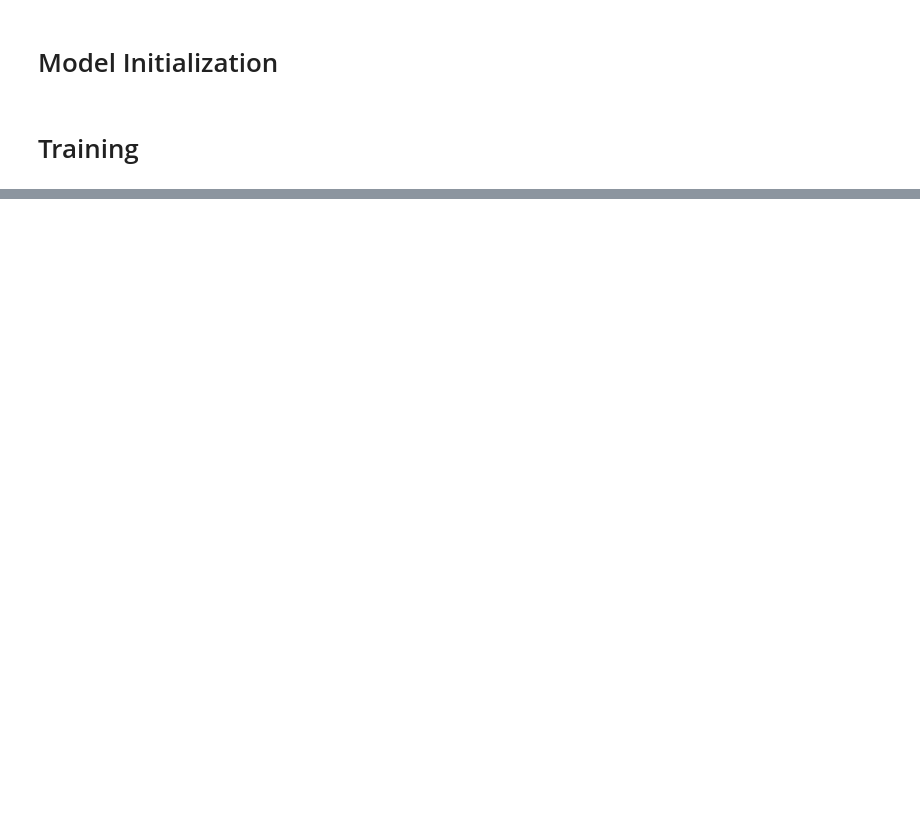
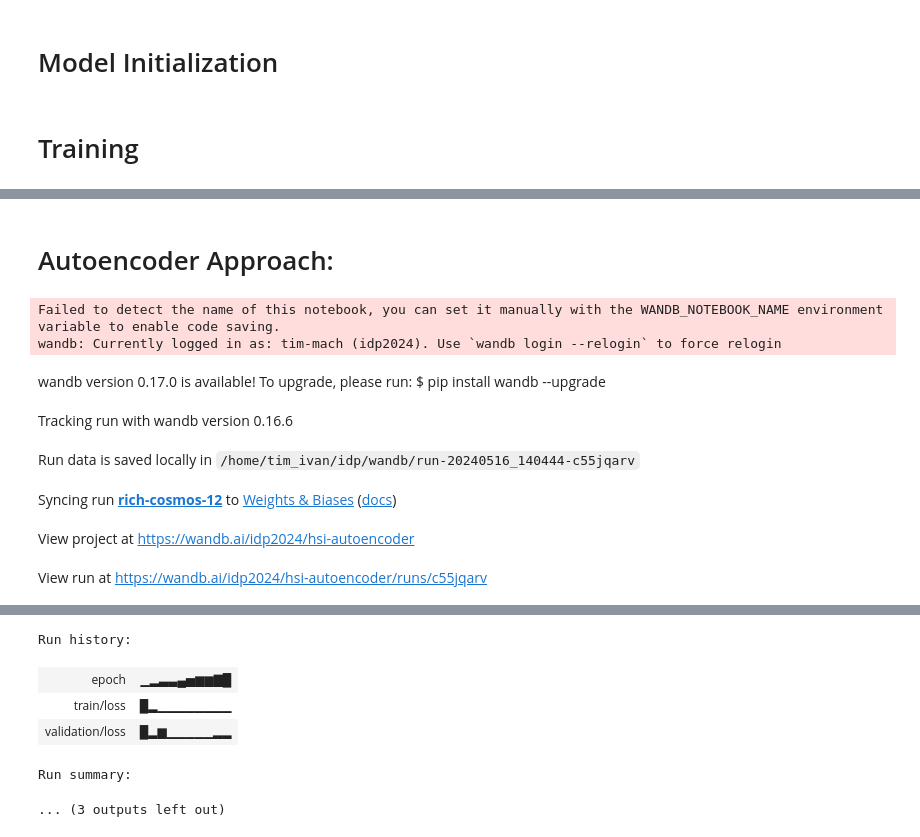
Before and after one commit to TimMachTUM/hsi-brain-segmentation, a Jupyter notebook: brain-segmentation.ipynb, the cells around one changed output, grey strips where cells are left out. Cells and saved outputs as stored; diff of their text form; code cells hidden in the pictures; blank space fills up the shorter version.

```diff
--- a/brain-segmentation.ipynb
+++ b/brain-segmentation.ipynb
@@ -107,0 +144,41 @@ show_overlay(model, trainset[0], device)
+# %% [markdown]
+# Autoencoder Approach:
+# %%
+from autoencoder import model_pipeline_autoencoder, Autoencoder
+import torch.nn as nn
+
+
+
+config = {
+    'model': 'autoencoder',
+    'learning_rate': 0.001,
+    'epochs': 10,
+    'batch_size': 2,
+    'optimizer': 'Adam',
+    'criterion': 'MSELoss',
+}
+
+autoencoder = Autoencoder()
+criterion = nn.MSELoss()
+optimizer = torch.optim.Adam(autoencoder.parameters(), lr=config['learning_rate'])
+device = torch.device('cuda:0' if torch.cuda.is_available() else 'cpu')
+
+autoencoder, train_losses, val_losses = model_pipeline_autoencoder(autoencoder,
+                                                trainloader=trainloader,
+                                                validationloader=validationloader,
+                                                criterion=criterion,
+                                                optimizer=optimizer,
+                                                project='hsi-autoencoder',
+                                                model_name=config['model'],
+                                                device=device,
+                                                config=config,
+                                                batch_print=1)
+# %% [output]
+Failed to detect the name of this notebook, you can set it manually with the WANDB_NOTEBOOK_NAME environment variable to enable code saving.
+wandb: Currently logged in as: tim-mach (idp2024). Use `wandb login --relogin` to force relogin
+wandb version 0.17.0 is available! To upgrade, please run: $ pip install wandb --upgrade
+Tracking run with wandb version 0.16.6
+Run data is saved locally in /home/tim_ivan/idp/wandb/run-20240516_140444-c55jqarv
+Syncing run rich-cosmos-12 to Weights & Biases (docs)
+View project at https://wandb.ai/idp2024/hsi-autoencoder
+View run at https://wandb.ai/idp2024/hsi-autoencoder/runs/c55jqarv
@@ -107,0 +213,6 @@ show_overlay(model, trainset[0], device)
+Run history:
+| epoch | ▁▂▃▃▄▅▆▆▇█ |
+| train/loss | █▂▁▁▁▁▁▁▁▁ |
+| validation/loss | █▂▆▁▁▁▁▁▂▂ |
+Run summary:
+... (3 outputs left out)
```
Also changed, not shown: parts of 8 cells of this notebook, 1 other file.
